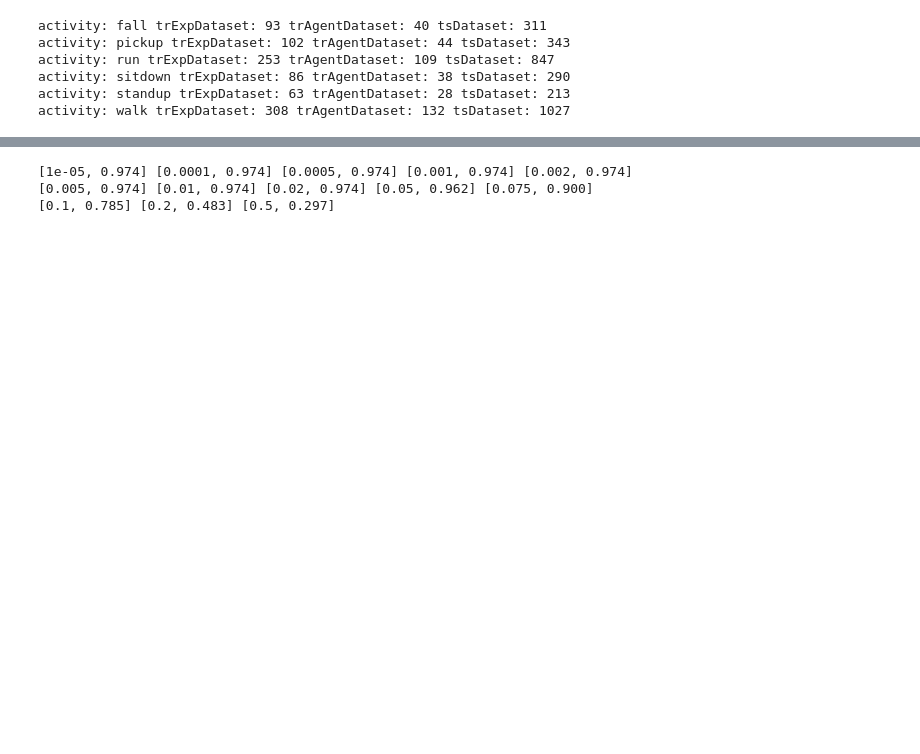
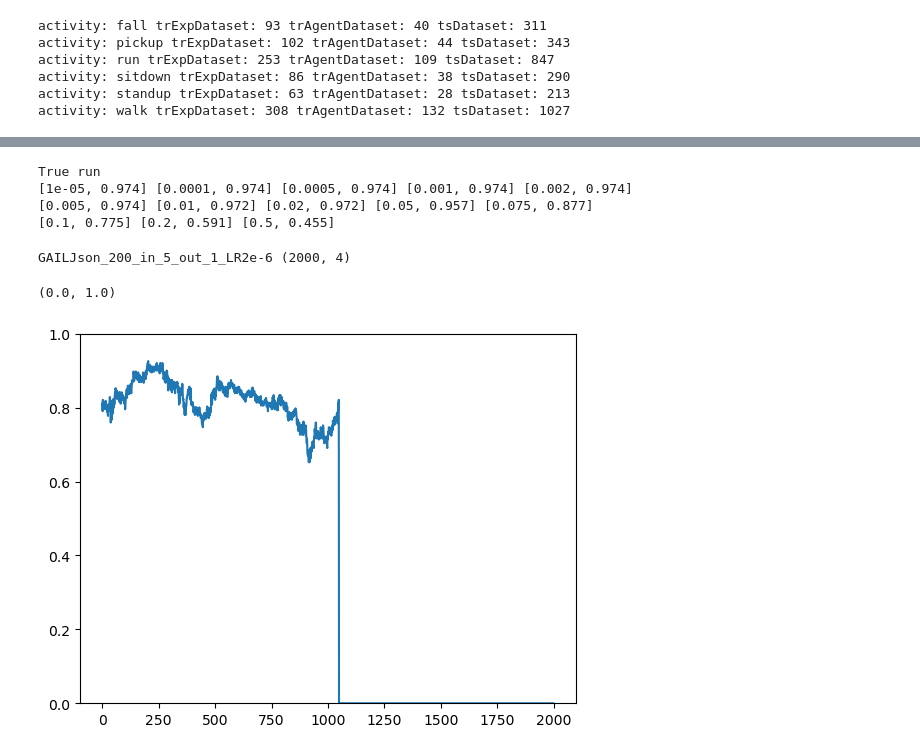
Before and after one commit to byungjunkim12/24-RT_adv_HAR, a Jupyter notebook: tbGAIL.ipynb, the cells around one changed output, grey strips where cells are left out. Drawn from its saved outputs; the diff is of its cells as text; code cells hidden in the pictures; blank space fills up the shorter version.

Commit message:
GAIL to output sequence whose length > 1

```diff
--- a/tbGAIL.ipynb
+++ b/tbGAIL.ipynb
@@ -531,28 +566,57 @@ KeyboardInterrupt:
 # HARNet = LSTMNet(nClasses=len(activities), input_size=nSubC*nRX, bidirectional=bidirectional,\
 #                  hidden_size=nHidden, num_layers=nLayer, seq_length=winLen//2, device=device)
 
-inputLenTime = 10
-nHiddenGAIL = 100
-LRstr = '5e-5'
-pi = PolicyNetwork(nSubC*nRX*inputLenTime, nSubC*nRX, nHiddenGAIL, False, device)
+inputLenTime = 5
+outputLenTime = 1
+nHiddenGAIL = 200
+LRstr = '2e-6'
+# testAct = 'fall'
+pi = PolicyNetwork(nSubC*nRX*inputLenTime, nSubC*nRX*outputLenTime, nHiddenGAIL, False, device)
 # v = ValueNetwork(nSubC*nRX, device)
 # d = Discriminator(nSubC*nRX, nSubC*nRX, False, device)
+print(targetSingleAct, testAct)
 
 # GAILConfigName = 'GAILConfig01_LRe-3'
-GAILConfigName = 'GAILJson_TL_' + str(inputLenTime) + '_' + str(nHiddenGAIL) + '_LR' + LRstr
+if targetSingleAct:
+    GAILConfigName = 'GAILJson_' +str(nHiddenGAIL) + '_in_' + str(inputLenTime) + '_out_' + str(outputLenTime) + '_LR' + LRstr + '_' + testAct
+else:
+    GAILConfigName = 'GAILJson_TL_' + str(inputLenTime) + '_' + str(nHiddenGAIL) + '_LR' + LRstr
 
-
-pi.load_state_dict(torch.load('./savedModels/GAIL/' + LSTMModelName + '_' + GAILConfigName + '_pi.cpkt'))
-
-GAILEvalModel = GAIL(state_dim=nSubC*nRX*inputLenTime, action_dim=nSubC*nRX, nHidden=nHiddenGAIL,\
-            padLen=padLen, inputLenTime=inputLenTime, discrete=False,\
+pi.load_state_dict(torch.load('./savedModels/GAIL/' + LSTMModelName + '_' + GAILConfigName + '_pi.cpkt', map_location='cuda:0'))
+GAILEvalModel = GAIL(state_dim=nSubC*nRX, action_dim=nSubC*nRX, nHidden=nHiddenGAIL,\
+            padLen=padLen, inputLenTime=inputLenTime, outputLenTime=outputLenTime, discrete=False,\
             device=device, train_config=GAILTrainConfig)
 
 GAILEvalModel.eval(trAgentLoader, pi)
 # %% [output]
+True run
 [1e-05, 0.974] [0.0001, 0.974] [0.0005, 0.974] [0.001, 0.974] [0.002, 0.974]
-[0.005, 0.974] [0.01, 0.974] [0.02, 0.974] [0.05, 0.962] [0.075, 0.900]
-[0.1, 0.785] [0.2, 0.483] [0.5, 0.297]
+[0.005, 0.974] [0.01, 0.972] [0.02, 0.972] [0.05, 0.957] [0.075, 0.877]
+[0.1, 0.775] [0.2, 0.591] [0.5, 0.455]
+# %%
+inputLenTime = 5
+outputLenTime = 1
+nHiddenGAIL = 200
+LRstr = '2e-6'
+
+# GAILConfigName = 'GAILJson_TL_' + str(inputLenTime) + '_' + str(nHiddenGAIL) + '_LR' + LRstr
+# GAILConfigName = 'GAILJson_' +str(nHiddenGAIL) + '_in_' + str(inputLenTime) + '_out_' + str(outputLenTime) + '_LR' + LRstr
+GAILConfigName = 'GAILJson_' +str(nHiddenGAIL) + '_in_' + str(inputLenTime) + '_out_' + str(outputLenTime) + '_LR' + LRstr + '_' + testAct
+
+accHistory = np.load('./savedModels/GAIL/logs/' + LSTMModelName + '_' + GAILConfigName + '_accHistory.npy')
+print(GAILConfigName, accHistory.shape)
+# with open('./savedModels/GAIL/logs/' + LSTMModelName + '_test_accHistory.npy', 'rb') as f:
+#     accHistory = np.load(f)
+# accHistory = np.load('./savedModels/GAIL/logs/' + LSTMModelName + '_test_accHistory.npy')
+
+# accHistory[:300, -1]
+
+plt.plot(accHistory[:2000, 3])
+plt.ylim([0, 1])
+# %% [output]
+GAILJson_200_in_5_out_1_LR2e-6 (2000, 4)
+(0.0, 1.0)
+[figure, added]
 # %%
 nDataTrAgent = 0
 for trAgentBatch in trAgentLoader:
```
Also changed, not shown: parts of 7 cells of this notebook, 3 other files.
